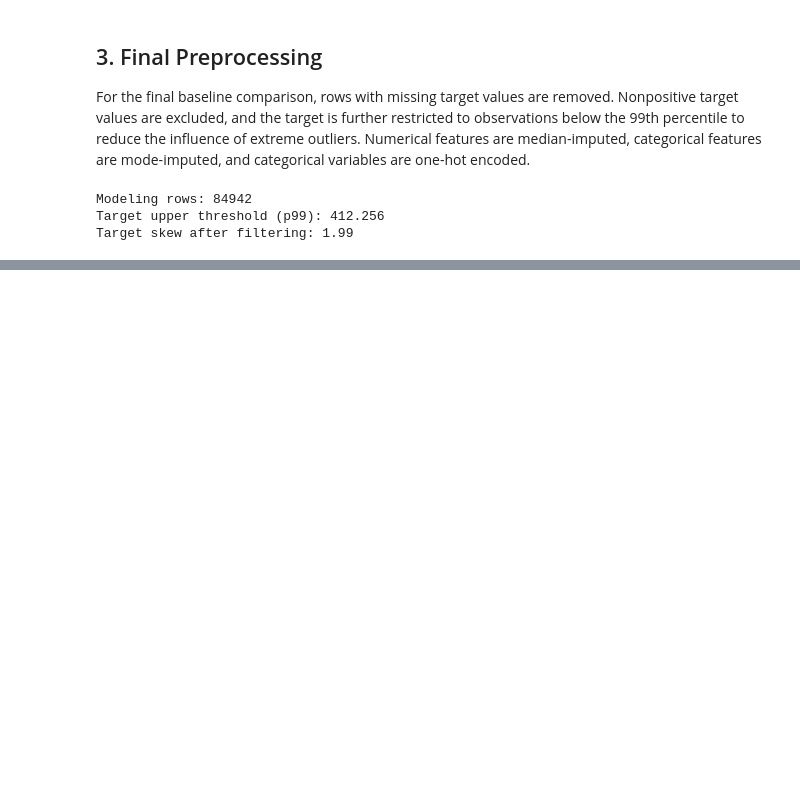
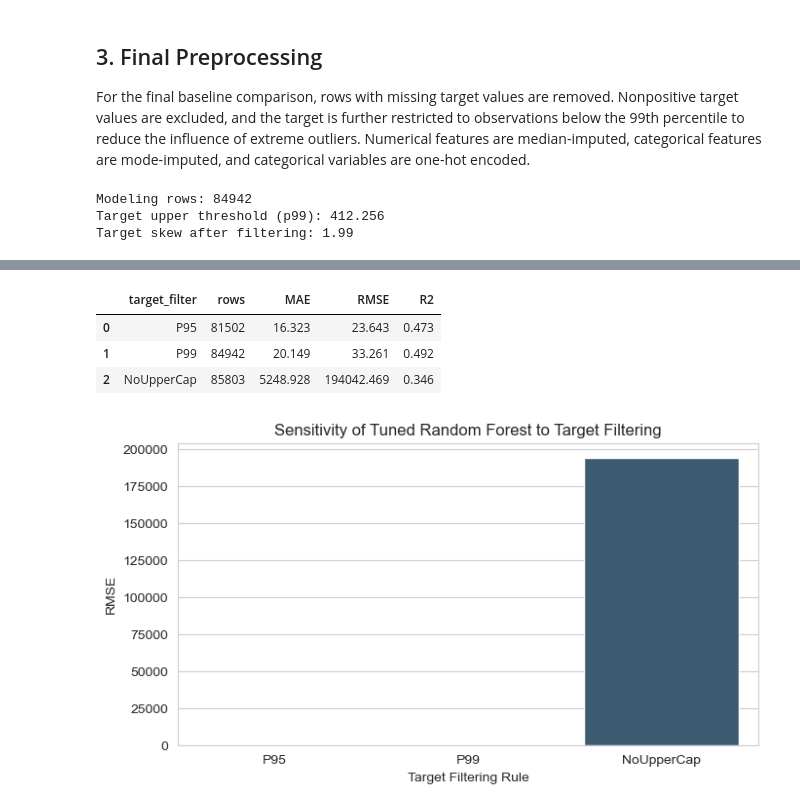
Before and after one commit to Ashley96yy/DATA245_GroupProject, a Jupyter notebook: Yuyao_Personal_EDA_Baseline.ipynb, the cells around one changed output, grey strips where cells are left out. Saved outputs shown, nothing was run; the diff lists cells and outputs as text; code cells hidden in the pictures; blank space fills up the shorter version.

```diff
--- a/Yuyao_Personal_EDA_Baseline.ipynb
+++ b/Yuyao_Personal_EDA_Baseline.ipynb
@@ -325,0 +459,47 @@ plt.show()
+# %%
+sensitivity_results = []
+for label, q in [("P95", 0.95), ("P99", 0.99), ("NoUpperCap", 1.0)]:
+    q_df = df.dropna(subset=[target]).copy()
+    upper = q_df[target].quantile(q)
+    q_df = q_df[q_df[target] > 0].copy()
+    if q < 1.0:
+        q_df = q_df[q_df[target] <= upper].copy()
+
+    X_q = q_df[features]
+    y_q = q_df[target]
+    X_train_q, X_test_q, y_train_q, y_test_q = train_test_split(
+        X_q, y_q, test_size=0.2, random_state=42
+    )
+
+    rf_q = Pipeline([
+        ("preprocessor", preprocessor),
+        ("model", RandomForestRegressor(random_state=42, n_jobs=-1, **best_rf_params)),
+    ])
+    rf_q.fit(X_train_q, y_train_q)
+    pred_q = rf_q.predict(X_test_q)
+
+    sensitivity_results.append({
+        "target_filter": label,
+        "rows": len(q_df),
+        "MAE": mean_absolute_error(y_test_q, pred_q),
+        "RMSE": mean_squared_error(y_test_q, pred_q) ** 0.5,
+        "R2": r2_score(y_test_q, pred_q),
+    })
+
+sensitivity_df = pd.DataFrame(sensitivity_results)
+sensitivity_df.round(3)
+# %% [output]
+|  | target_filter | rows | MAE | RMSE | R2 |
+| 0 | P95 | 81502 | 16.323 | 23.643 | 0.473 |
+| 1 | P99 | 84942 | 20.149 | 33.261 | 0.492 |
+| 2 | NoUpperCap | 85803 | 5248.928 | 194042.469 | 0.346 |
+# %%
+plt.figure(figsize=(7, 4))
+sns.barplot(data=sensitivity_df, x="target_filter", y="RMSE", hue="target_filter", legend=False, palette="Blues_d")
+plt.title("Sensitivity of Tuned Random Forest to Target Filtering")
+plt.ylabel("RMSE")
+plt.xlabel("Target Filtering Rule")
+plt.tight_layout()
+plt.show()
+# %% [output]
+[figure, added]
```
Also changed, not shown: parts of 26 cells of this notebook.
